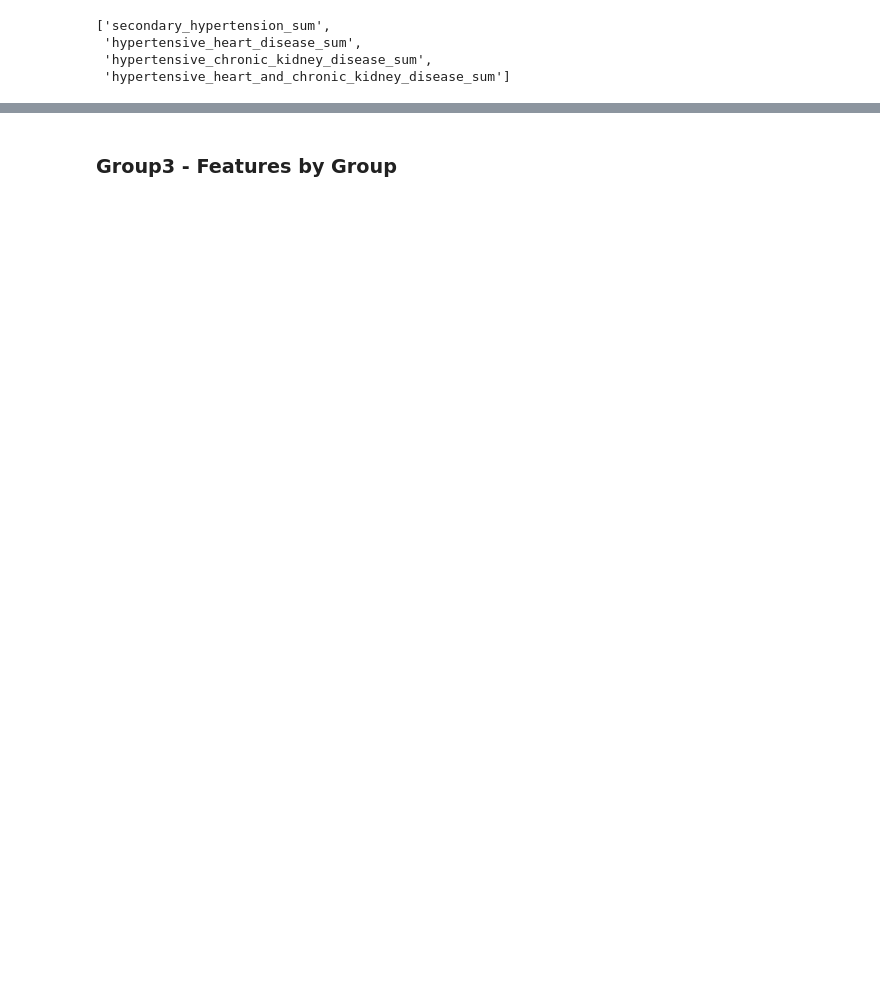
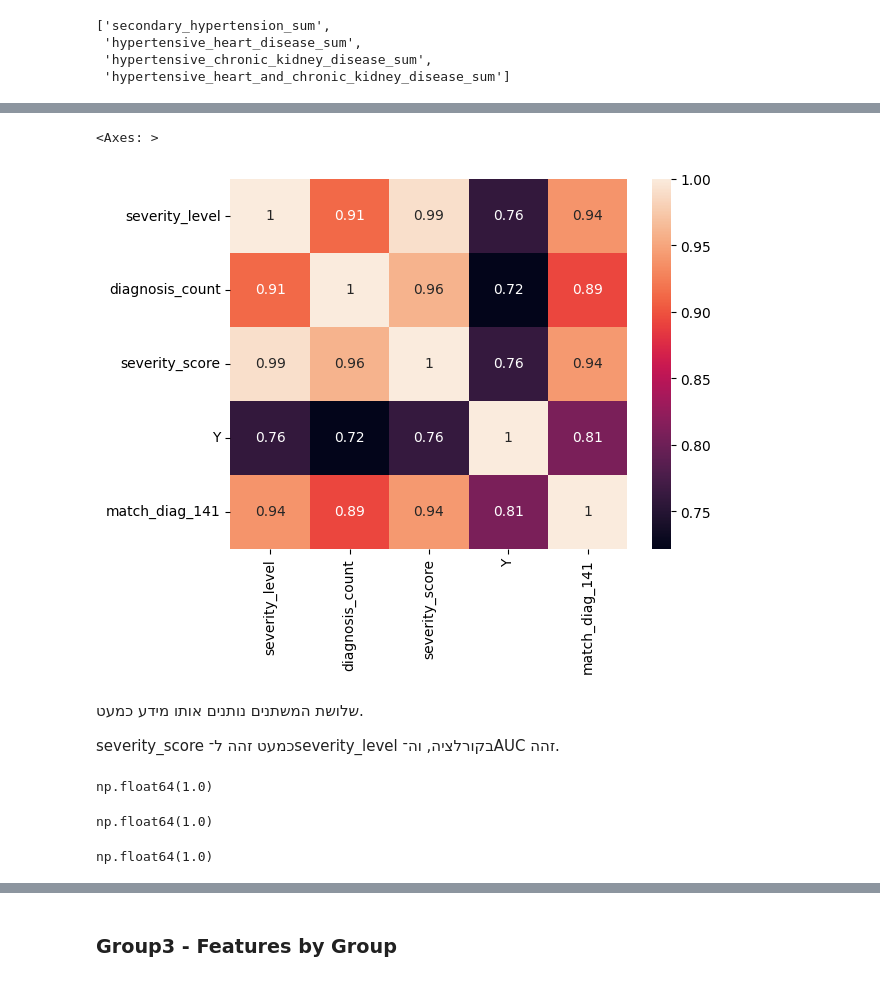
Before and after one commit to noambassat/Macabi_Home_Assignment, a Jupyter notebook: macabi_home_assignment.ipynb, the cells around one changed output, grey strips where cells are left out. Drawn from its saved outputs; the diff is of its cells as text; code cells hidden in the pictures; blank space fills up the shorter version.

```diff
--- a/macabi_home_assignment.ipynb
+++ b/macabi_home_assignment.ipynb
@@ -320,0 +563,21 @@ group2.append("diagnosis_count")
+# %%
+sns.heatmap(df[["severity_level", "diagnosis_count", "severity_score","Y","match_diag_141"]].corr(), annot=True)
+# %% [output]
+<Axes: >
+[figure, added]
+# %% [markdown]
+שלושת המשתנים נותנים אותו מידע כמעט.
+
+severity_score כמעט זהה ל־severity_level בקורלציה, וה־AUC זהה.
+# %%
+roc_auc_score(df["match_diag_141"], df["severity_level"])
+# %% [output]
+np.float64(1.0)
+# %%
+roc_auc_score(df["match_diag_141"], df["diagnosis_count"])
+# %% [output]
+np.float64(1.0)
+# %%
+roc_auc_score(df["match_diag_141"], df["severity_score"])
+# %% [output]
+np.float64(1.0)
```
Also changed, not shown: parts of 78 cells of this notebook.
